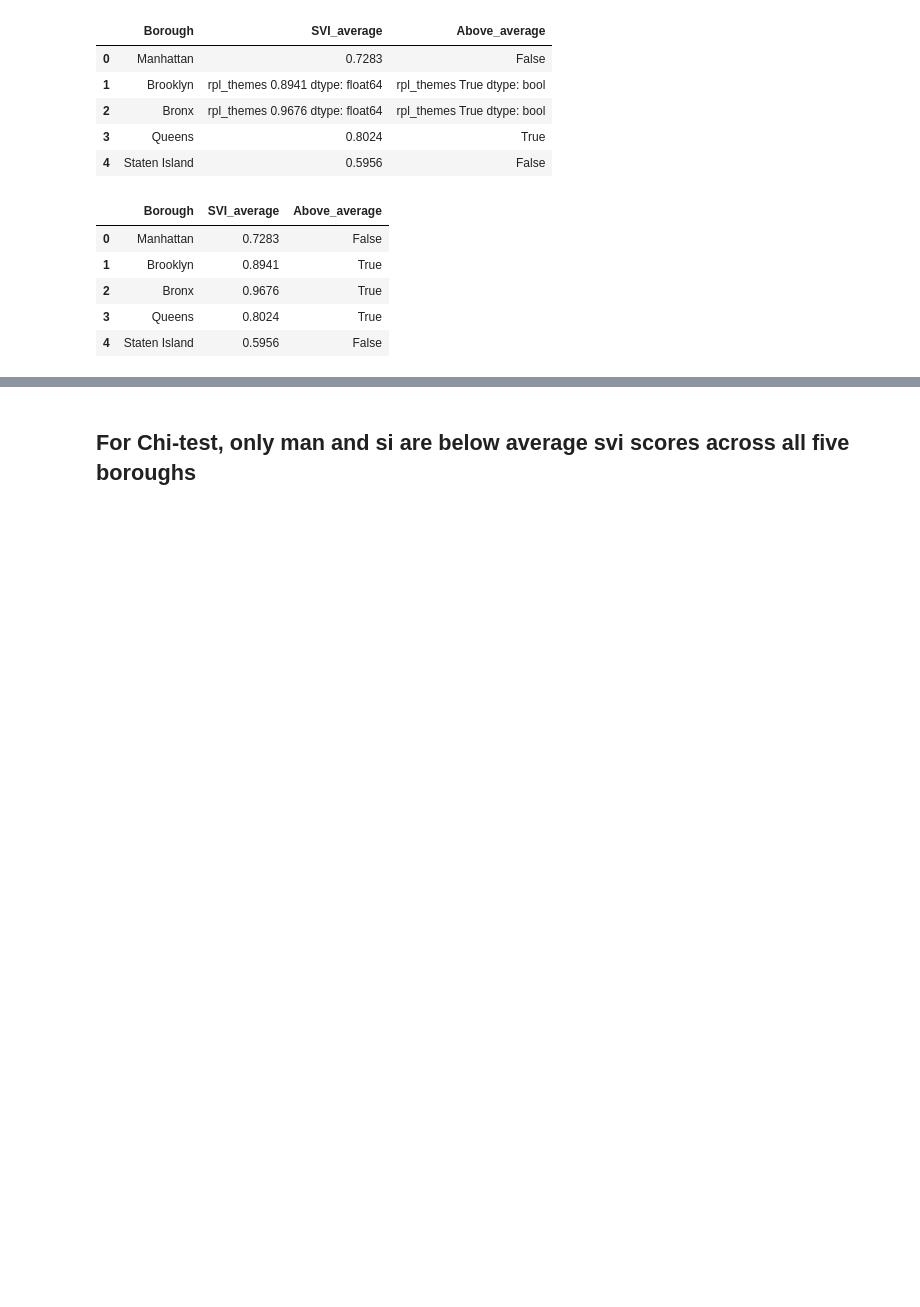
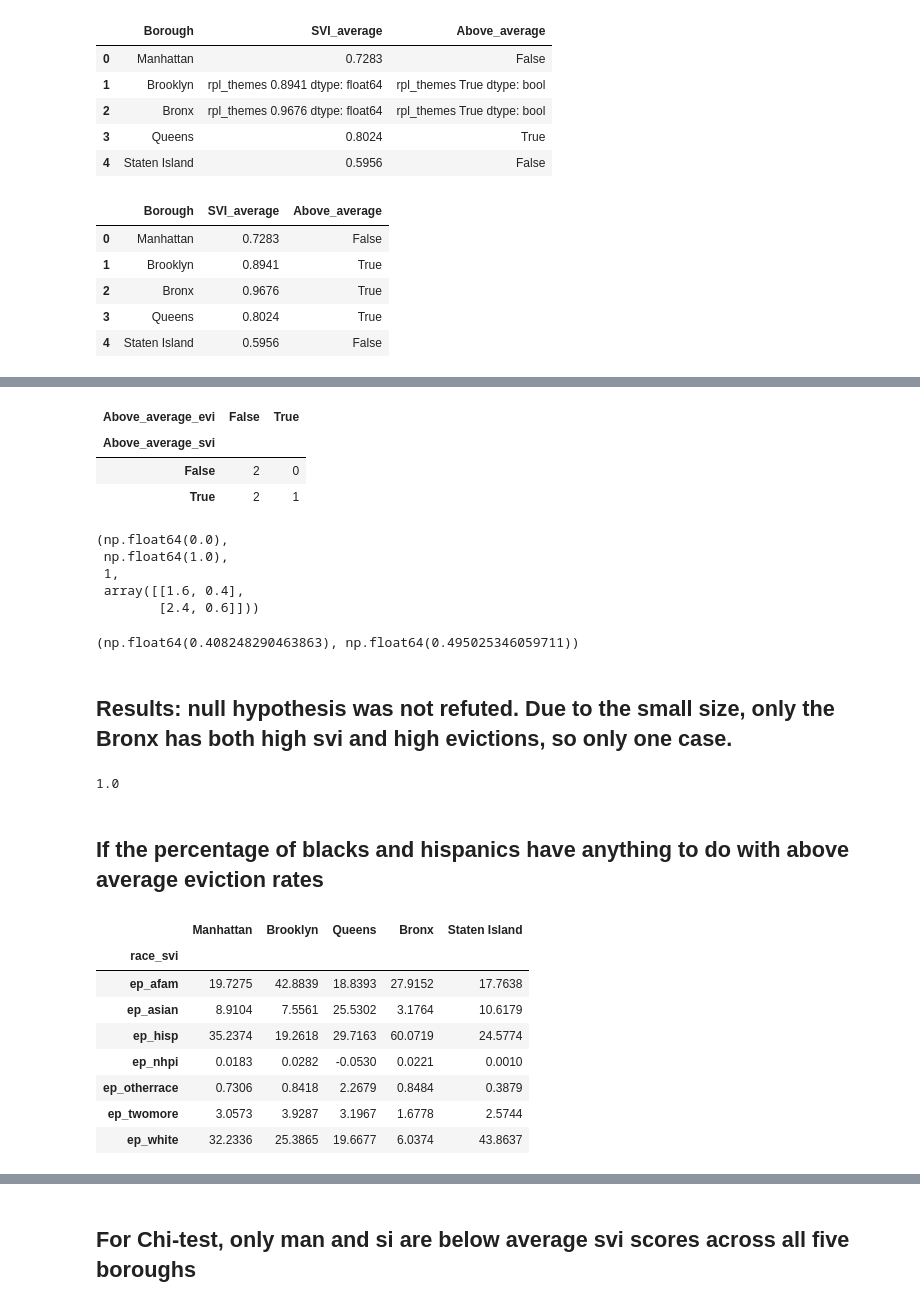
Before and after one commit to simaoalicechen/NYC_Landlord_Behavior_Analysis_Project, a Jupyter notebook: Part_4.1_Prepare_for_Excel_Borough_Level.ipynb, the cells around one changed output, grey strips where cells are left out. Saved outputs shown, nothing was run; the diff lists cells and outputs as text; code cells hidden in the pictures; blank space fills up the shorter version.

```diff
--- a/Part_4.1_Prepare_for_Excel_Borough_Level.ipynb
+++ b/Part_4.1_Prepare_for_Excel_Borough_Level.ipynb
@@ -824,0 +877,55 @@ boro_svi_compare_df
+# %%
+contingency_table = pd.crosstab(df['Above_average_svi'], df['Above_average_evi'])
+contingency_table
+# %% [output]
+| Above_average_evi | False | True |
+| Above_average_svi |  |  |
+| False | 2 | 0 |
+| True | 2 | 1 |
+# %%
+chi2, p_value, dof, expected = chi2_contingency(contingency_table)
+chi2, p_value, dof, expected
+# %% [output]
+(np.float64(0.0),
+ np.float64(1.0),
+ 1,
+ array([[1.6, 0.4],
+        [2.4, 0.6]]))
+# %%
+# correlation test
+corr, p_value = spearmanr(
+    df['Above_average_svi'],
+    df['Above_average_evi']
+)
+corr, p_value
+# p-value is too high to use the corr (moderate)
+# %% [output]
+(np.float64(0.408248290463863), np.float64(0.495025346059711))
+# %% [markdown]
+## **Results: null hypothesis was not refuted. Due to the small size, only the Bronx has both high svi and high evictions, so only one case.**
+# %%
+# even with fisher exct test (for small number of samples), it does not have an significance.
+odds_ratio, p_value_fisher = fisher_exact(contingency_table)
+p_value_fisher
+# %% [output]
+1.0
+# %% [markdown]
+## **If the percentage of blacks and hispanics have anything to do with above average eviction rates**
+# %%
+all_racial.rename(columns= {'racial_percentage_man': "Manhattan",
+                            'racial_percentage_bk': 'Brooklyn',
+                            'racial_percentage_q': 'Queens',
+                            'racial_percentage_br': 'Bronx',
+                            'racial_percentage_si': 'Staten Island'}, inplace=True)
+# %%
+all_racial
+# %% [output]
+|  | Manhattan | Brooklyn | Queens | Bronx | Staten Island |
+| race_svi |  |  |  |  |  |
+| ep_afam | 19.7275 | 42.8839 | 18.8393 | 27.9152 | 17.7638 |
+| ep_asian | 8.9104 | 7.5561 | 25.5302 | 3.1764 | 10.6179 |
+| ep_hisp | 35.2374 | 19.2618 | 29.7163 | 60.0719 | 24.5774 |
+| ep_nhpi | 0.0183 | 0.0282 | -0.0530 | 0.0221 | 0.0010 |
+| ep_otherrace | 0.7306 | 0.8418 | 2.2679 | 0.8484 | 0.3879 |
+| ep_twomore | 3.0573 | 3.9287 | 3.1967 | 1.6778 | 2.5744 |
+| ep_white | 32.2336 | 25.3865 | 19.6677 | 6.0374 | 43.8637 |
```
Also changed, not shown: parts of 32 cells of this notebook.
